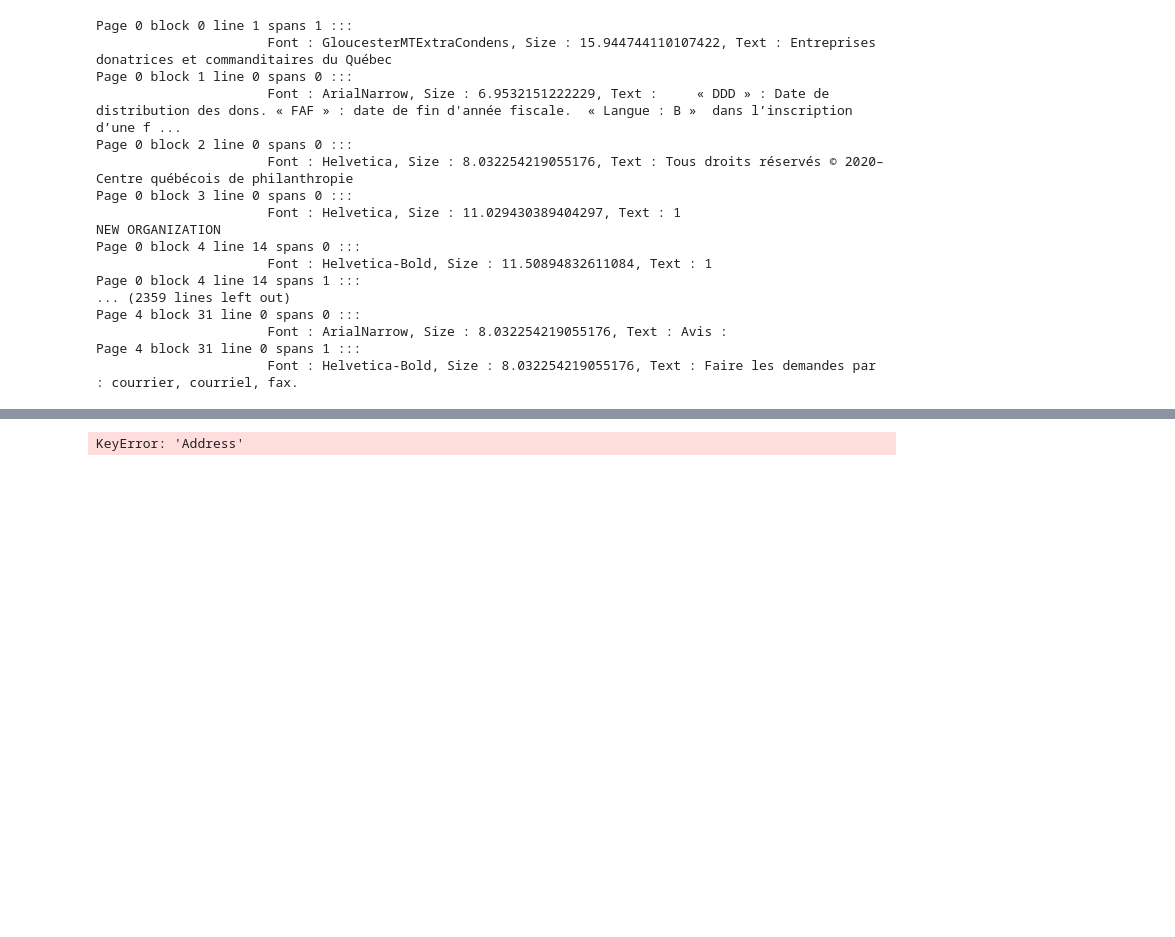
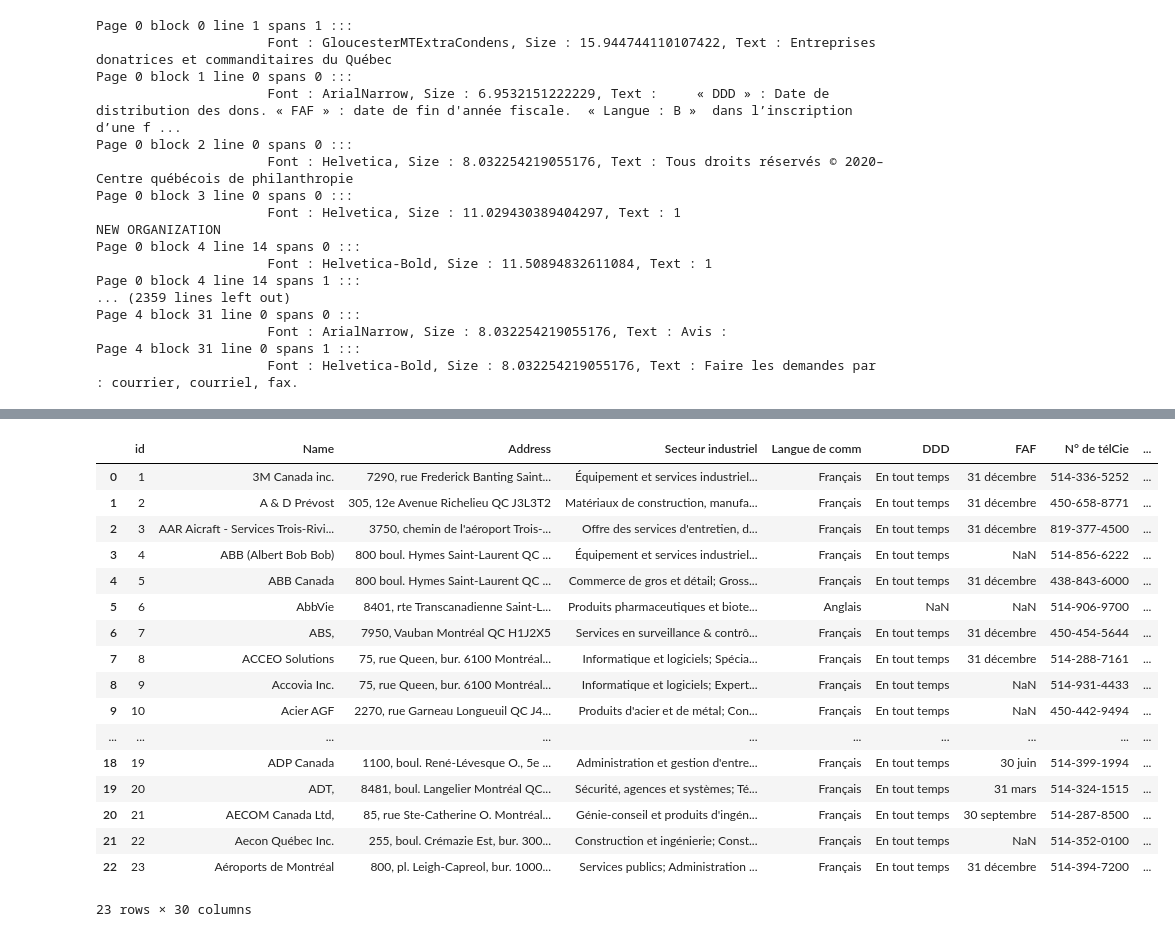
Before and after one commit to carlosfg97/Kurling4Kids, a Jupyter notebook: testtextextract.ipynb, the cells around one changed output, grey strips where cells are left out. Cells and saved outputs as stored; diff of their text form; code cells hidden in the pictures; blank space fills up the shorter version.

```diff
--- a/testtextextract.ipynb
+++ b/testtextextract.ipynb
@@ -830,6 +848,12 @@ org_list
   'text': " 22     Aecon Québec Inc.   255, boul. Crémazie Est, bur. 300   Montréal QC  H2M1M2   Nbre de succ.: 4 Secteur industriel : Construction et ingénierie; Construction et  développement d'infr ...
  {'id': 23,
   'text': " 23     Aéroports de Montréal  800, pl. Leigh-Capreol, bur. 1000   Dorval QC  H4Y0A5   Nbre de succ.: 1 Filiale de :  Aéroports de Montréal Capital Secteur industriel : Services publics; Ad ...
+# %%
+def removePuncandSpace(text):
+    """
+    Removes punctuation and spaces from a string
+    """
+    return text.translate(str.maketrans('', '', string.punctuation)).strip()
 # %%
 ##
 # Get an idea of looping through text
@@ -880,4 +946,21 @@ org_list
-# %%
-test_dict["Address"] += 'yo'
-# %% [output]
-KeyError: 'Address'
+# %%
+pd.DataFrame(org_list)
+# %% [output]
+|  | id | Name | Address | Secteur industriel | Langue de comm | DDD | FAF | N° de télCie | ... |
+| 0 | 1 | 3M Canada inc. | 7290, rue Frederick Banting Saint... | Équipement et services industriel... | Français | En tout temps | 31 décembre | 514-336-5252 | ... |
+| 1 | 2 | A & D Prévost | 305, 12e Avenue Richelieu QC J3L3T2 | Matériaux de construction, manufa... | Français | En tout temps | 31 décembre | 450-658-8771 | ... |
+| 2 | 3 | AAR Aicraft - Services Trois-Rivi... | 3750, chemin de l'aéroport Trois-... | Offre des services d'entretien, d... | Français | En tout temps | 31 décembre | 819-377-4500 | ... |
+| 3 | 4 | ABB (Albert Bob Bob) | 800 boul. Hymes Saint-Laurent QC ... | Équipement et services industriel... | Français | En tout temps | NaN | 514-856-6222 | ... |
+| 4 | 5 | ABB Canada | 800 boul. Hymes Saint-Laurent QC ... | Commerce de gros et détail; Gross... | Français | En tout temps | 31 décembre | 438-843-6000 | ... |
+| 5 | 6 | AbbVie | 8401, rte Transcanadienne Saint-L... | Produits pharmaceutiques et biote... | Anglais | NaN | NaN | 514-906-9700 | ... |
+| 6 | 7 | ABS, | 7950, Vauban Montréal QC H1J2X5 | Services en surveillance & contrô... | Français | En tout temps | 31 décembre | 450-454-5644 | ... |
+| 7 | 8 | ACCEO Solutions | 75, rue Queen, bur. 6100 Montréal... | Informatique et logiciels; Spécia... | Français | En tout temps | 31 décembre | 514-288-7161 | ... |
+| 8 | 9 | Accovia Inc. | 75, rue Queen, bur. 6100 Montréal... | Informatique et logiciels; Expert... | Français | En tout temps | NaN | 514-931-4433 | ... |
+| 9 | 10 | Acier AGF | 2270, rue Garneau Longueuil QC J4... | Produits d'acier et de métal; Con... | Français | En tout temps | NaN | 450-442-9494 | ... |
+| ... | ... | ... | ... | ... | ... | ... | ... | ... | ... |
+| 18 | 19 | ADP Canada | 1100, boul. René-Lévesque O., 5e ... | Administration et gestion d'entre... | Français | En tout temps | 30 juin | 514-399-1994 | ... |
+| 19 | 20 | ADT, | 8481, boul. Langelier Montréal QC... | Sécurité, agences et systèmes; Té... | Français | En tout temps | 31 mars | 514-324-1515 | ... |
+| 20 | 21 | AECOM Canada Ltd, | 85, rue Ste-Catherine O. Montréal... | Génie-conseil et produits d'ingén... | Français | En tout temps | 30 septembre | 514-287-8500 | ... |
+| 21 | 22 | Aecon Québec Inc. | 255, boul. Crémazie Est, bur. 300... | Construction et ingénierie; Const... | Français | En tout temps | NaN | 514-352-0100 | ... |
+| 22 | 23 | Aéroports de Montréal | 800, pl. Leigh-Capreol, bur. 1000... | Services publics; Administration ... | Français | En tout temps | 31 décembre | 514-394-7200 | ... |
+23 rows × 30 columns
```
Also changed, not shown: parts of 5 cells of this notebook.
